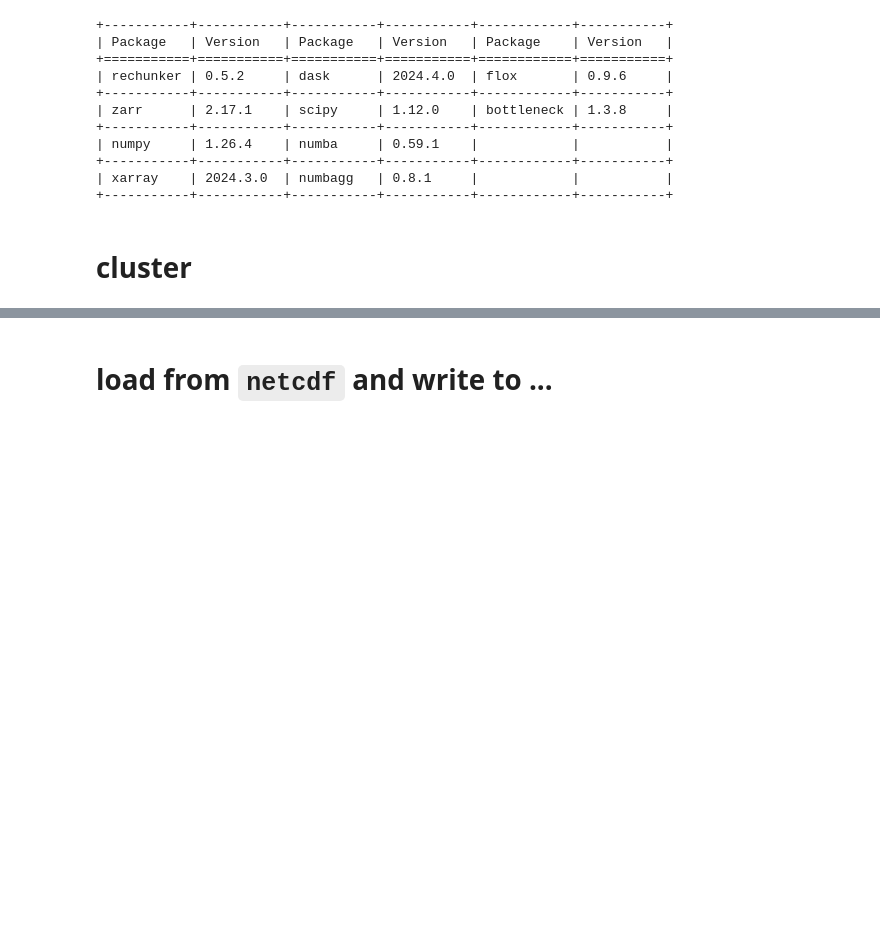
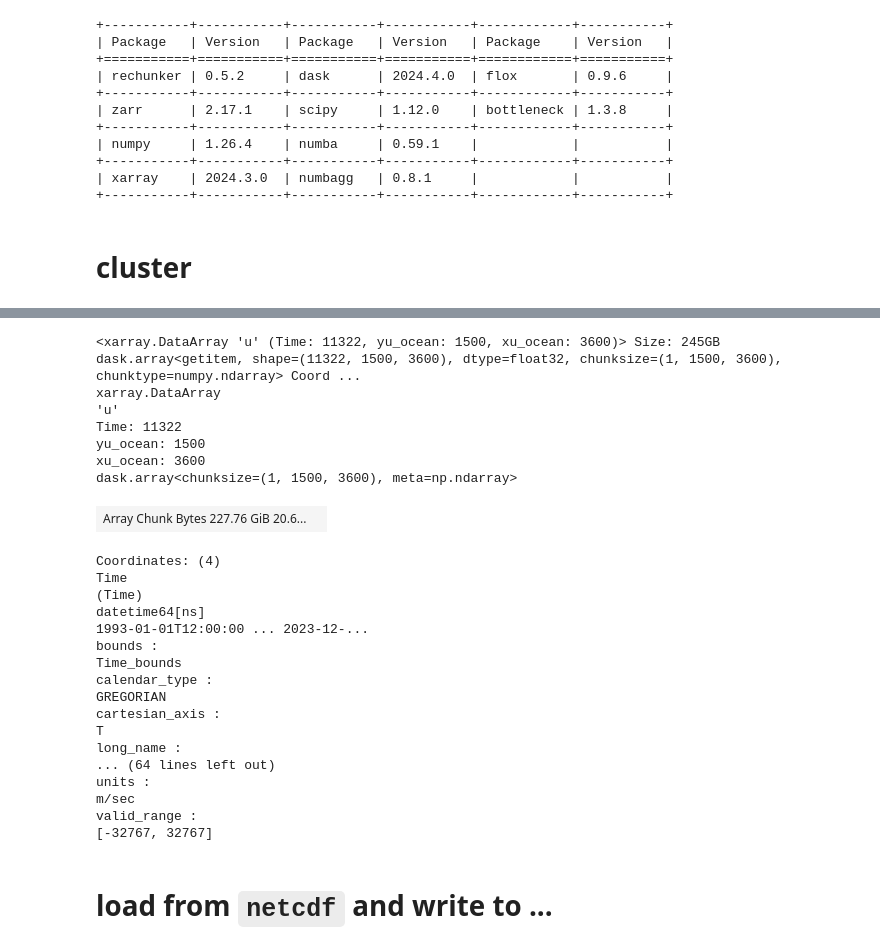
Before and after one commit to Thomas-Moore-Creative/BRAN-climatology-generator-demo, a Jupyter notebook: notebooks/rechunker_checks.ipynb, the cells around one changed output, grey strips where cells are left out. Drawn from its saved outputs; the diff is of its cells as text; code cells hidden in the pictures; blank space fills up the shorter version.

```diff
--- a/notebooks/rechunker_checks.ipynb
+++ b/notebooks/rechunker_checks.ipynb
@@ -122,0 +82,5 @@ BRAN2020
+# %%
+BRAN2020_ard_path = '/scratch/es60/ard/reanalysis/BRAN2020/ARD/'
+files = glob.glob(BRAN2020_ard_path+'*.zarr')
+sorted_files = sorted(files, key=os.path.getctime)
+sorted_files
@@ -123,3 +141,33 @@ BRAN2020
+# %%
+u6=xr.open_zarr(sorted_files[14],consolidated=True).u.isel(st_ocean=6)
+# %%
+u6
+# %% [output]
+<xarray.DataArray 'u' (Time: 11322, yu_ocean: 1500, xu_ocean: 3600)> Size: 245GB dask.array<getitem, shape=(11322, 1500, 3600), dtype=float32, chunksize=(1, 1500, 3600), chunktype=numpy.ndarray> Coord ...
+xarray.DataArray
+'u'
+Time: 11322
+yu_ocean: 1500
+xu_ocean: 3600
+dask.array<chunksize=(1, 1500, 3600), meta=np.ndarray>
+| Array Chunk Bytes 227.76 GiB 20.6... |  |
+Coordinates: (4)
+Time
+(Time)
+datetime64[ns]
+1993-01-01T12:00:00 ... 2023-12-...
+bounds :
+Time_bounds
+calendar_type :
+GREGORIAN
+cartesian_axis :
+T
+long_name :
+... (64 lines left out)
+units :
+m/sec
+valid_range :
+[-32767, 32767]
 # %% [markdown]
 # load from `netcdf` and write to ...
 # %%
```
Also changed, not shown: parts of 6 cells of this notebook.
